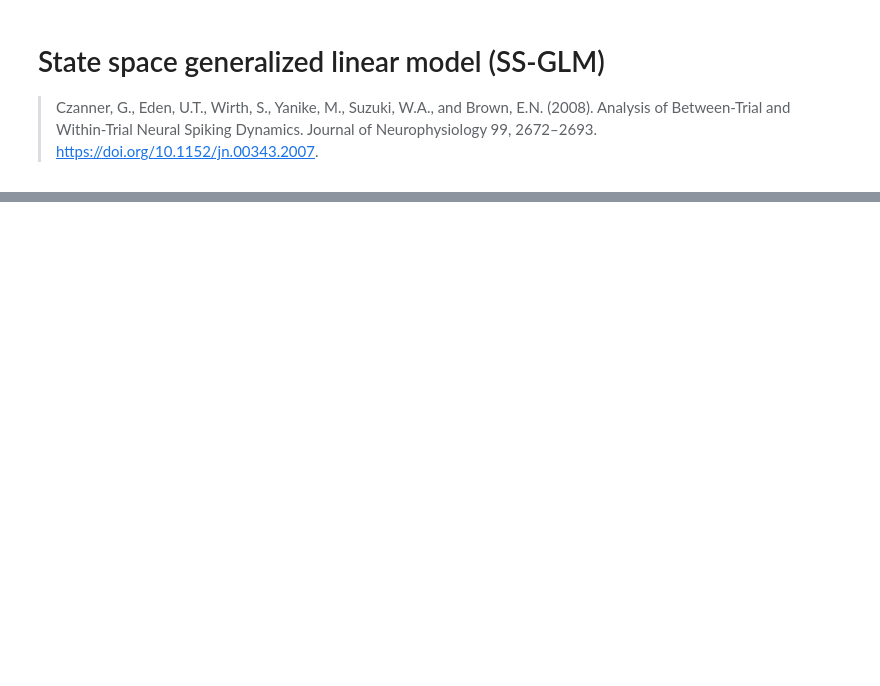
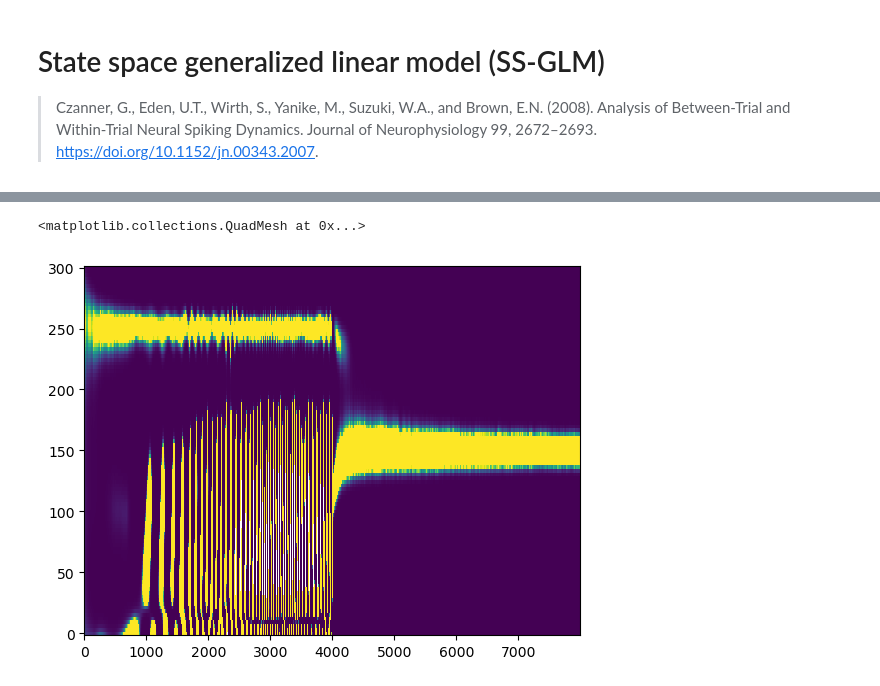
Before and after one commit to edeno/state_space_practice, a Jupyter notebook: notebooks/2008_czanner_brown.ipynb, the cells around one changed output, grey strips where cells are left out. Saved outputs shown, nothing was run; the diff lists cells and outputs as text; code cells hidden in the pictures; blank space fills up the shorter version.

```diff
--- a/notebooks/2008_czanner_brown.ipynb
+++ b/notebooks/2008_czanner_brown.ipynb
@@ -173,0 +230,22 @@ def stochastic_point_process_smoother(
+# %%
+n_params = design_matrix.shape[1]
+
+transition_matrix = np.identity(n_params)
+covariance_matrix = np.identity(n_params) * 1e-3
+# init_mode_params = np.random.rand(n_params)
+init_mode_params = np.zeros(n_params)
+init_covariance_params = np.identity(n_params)
+
+(
+    posterior_mode,
+    posterior_covariance,
+) = stochastic_point_process_filter(
+    init_mean_params=init_mode_params,
+    init_covariance_params=init_covariance_params,
+    design_matrix=design_matrix,
+    spike_indicator=spike_indicator,
+    dt=dt,
+    transition_matrix=transition_matrix,
+    covariance_matrix=covariance_matrix,
+    log_conditional_intensity=log_conditional_intensity,
+)
@@ -173,0 +319,7 @@ def stochastic_point_process_smoother(
+# %%
+smoother_prediction = jnp.exp(smoother_mean @ predict_matrix.T) / dt
+
+plt.pcolormesh(t, p, smoother_prediction.T, vmin=0.0, vmax=100.0)
+# %% [output]
+<matplotlib.collections.QuadMesh at 0x...>
+[figure, added]
```
Also changed, not shown: parts of 7 cells of this notebook, 12 other files.
